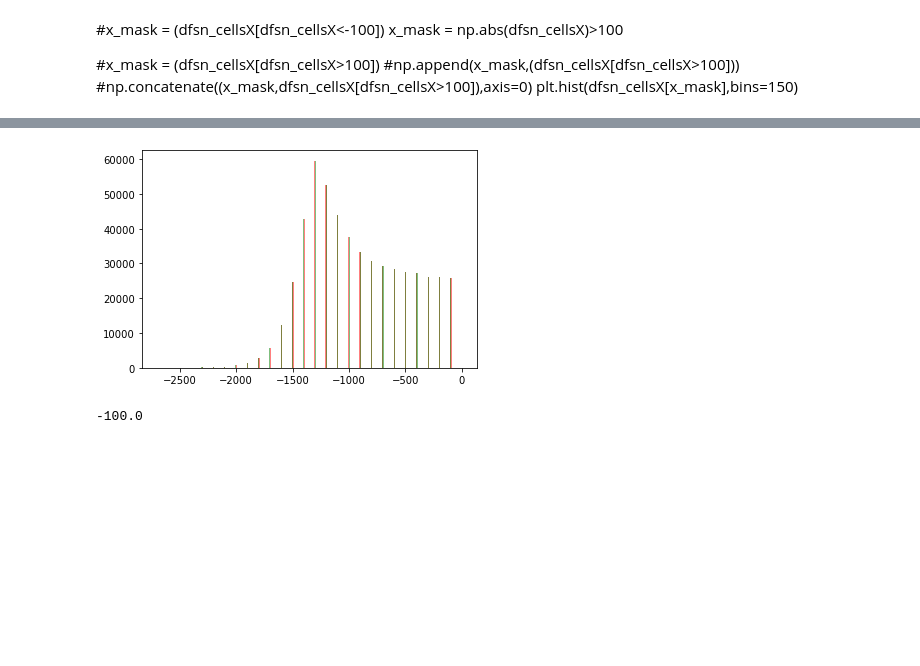
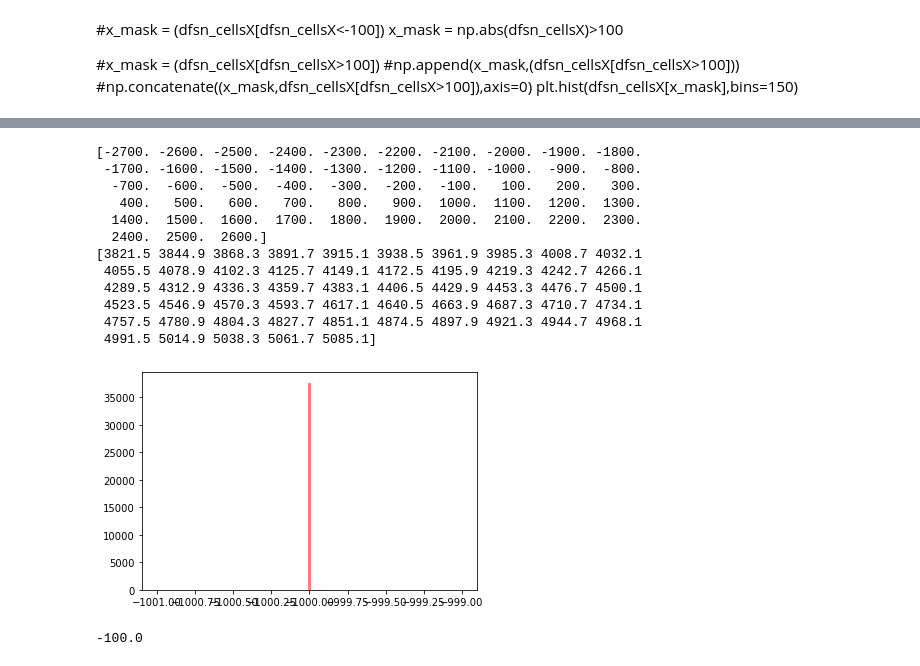
Before and after one commit to ftoralesacosta/GSGM_for_EIC_Calo, a Jupyter notebook: scripts/Compare_Geant_Diffussion.ipynb, the cells around one changed output, grey strips where cells are left out. Drawn from its saved outputs; the diff is of its cells as text; code cells hidden in the pictures; blank space fills up the shorter version.

```diff
--- a/scripts/Compare_Geant_Diffussion.ipynb
+++ b/scripts/Compare_Geant_Diffussion.ipynb
@@ -80,9 +84,27 @@ plt.savefig("CellX.pdf")
 # %%
 #plt.hist(np.ravel(dfsn_cellsX),bins=np.linspace,alpha=0.5,label="FPCD",color="blue")
-_ = plt.hist(np.ravel(g4_cellsX),bins=np.linspace(-2700,-90,260),alpha=0.5,label="G4 EPIC",color="red")
-_ = plt.hist(np.ravel(g4_cellsX),bins=np.linspace(-2700,-0,270),alpha=0.5,label="G4 EPIC",color="green")
+#_ = plt.hist(np.ravel(g4_cellsX),bins=np.linspace(-2700,-90,260),alpha=0.5,label="G4 EPIC",color="red")
+#_ = plt.hist(np.ravel(g4_cellsX),bins=np.linspace(-2700,-0,270),alpha=0.5,label="G4 EPIC",color="green")
+
+_ = plt.hist(np.ravel(g4_cellsX),bins=np.linspace(-1001,-999,100),alpha=0.5,label="G4 EPIC",color="red")
+unique_X = np.unique(g4_cellsX)
+print(unique_X)
+unique_Z = np.unique(g4_cellsZ)
+print(unique_Z)
 # %% [output]
+[-2700. -2600. -2500. -2400. -2300. -2200. -2100. -2000. -1900. -1800.
+ -1700. -1600. -1500. -1400. -1300. -1200. -1100. -1000.  -900.  -800.
+  -700.  -600.  -500.  -400.  -300.  -200.  -100.   100.   200.   300.
+   400.   500.   600.   700.   800.   900.  1000.  1100.  1200.  1300.
+  1400.  1500.  1600.  1700.  1800.  1900.  2000.  2100.  2200.  2300.
+  2400.  2500.  2600.]
+[3821.5 3844.9 3868.3 3891.7 3915.1 3938.5 3961.9 3985.3 4008.7 4032.1
+ 4055.5 4078.9 4102.3 4125.7 4149.1 4172.5 4195.9 4219.3 4242.7 4266.1
+ 4289.5 4312.9 4336.3 4359.7 4383.1 4406.5 4429.9 4453.3 4476.7 4500.1
+ 4523.5 4546.9 4570.3 4593.7 4617.1 4640.5 4663.9 4687.3 4710.7 4734.1
+ 4757.5 4780.9 4804.3 4827.7 4851.1 4874.5 4897.9 4921.3 4944.7 4968.1
+ 4991.5 5014.9 5038.3 5061.7 5085.1]
-[figure, old version]
+[figure, new version]
 # %%
 g4_test = g4_cellsX[g4_cellsX<0]
 print(np.max(g4_test))
```
Also changed, not shown: parts of 8 cells of this notebook, 10 other files.
